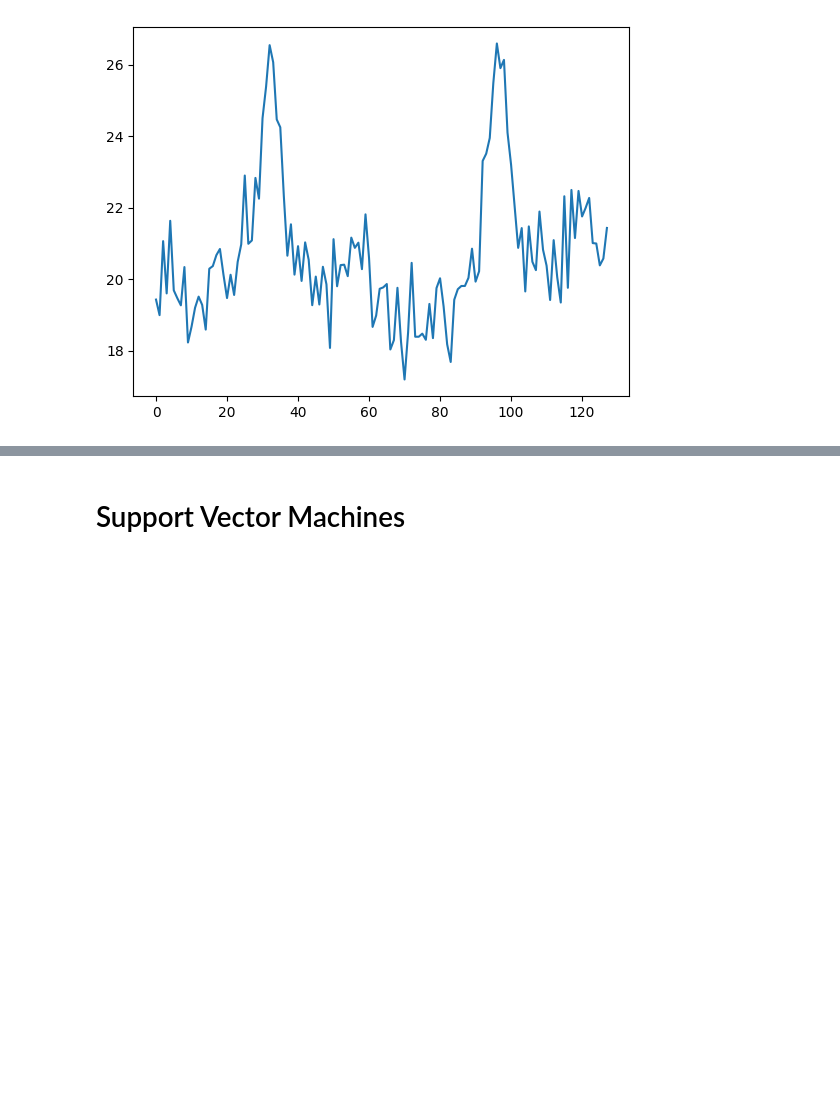
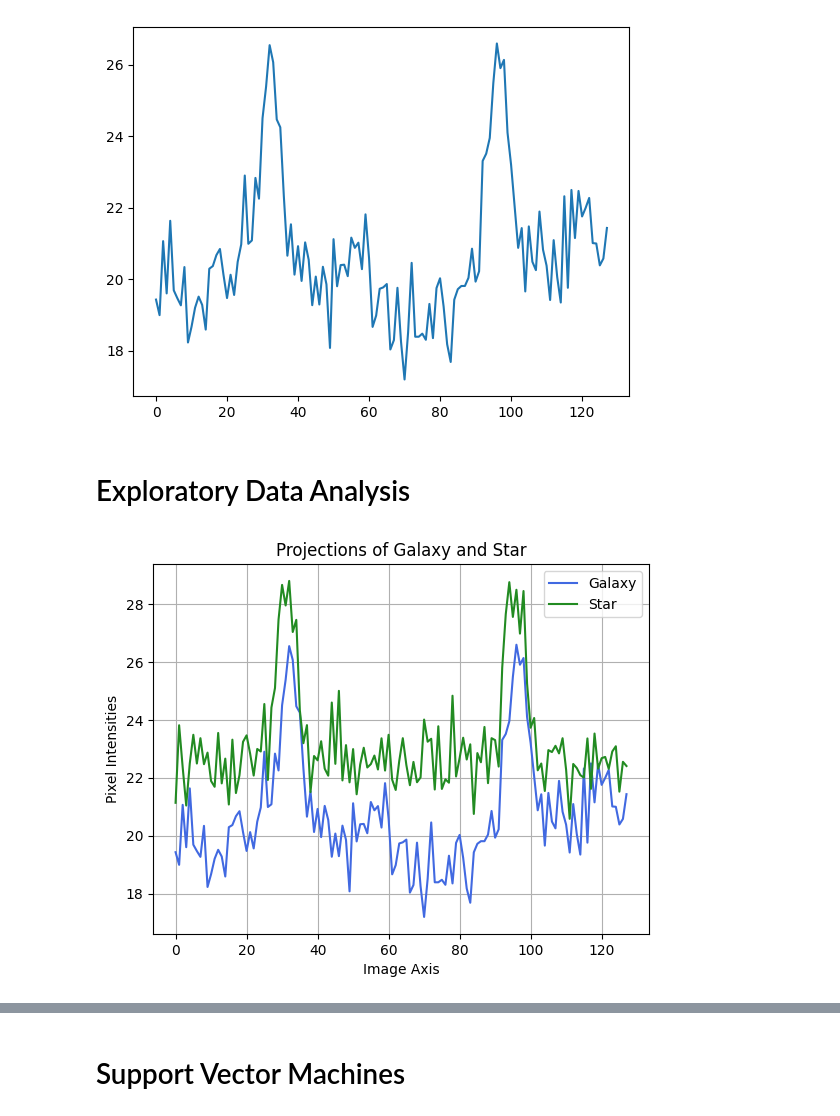
Before and after one commit to darshanmakwana412/star-galaxy-classification, a Jupyter notebook: pipeline.ipynb, the cells around one changed output, grey strips where cells are left out. Drawn from its saved outputs; the diff is of its cells as text; code cells hidden in the pictures; blank space fills up the shorter version.

Commit message:
Exploratory Data Analysis Done

```diff
--- a/pipeline.ipynb
+++ b/pipeline.ipynb
@@ -126,3 +130,16 @@ X, y = shuffle_dataset(x_data, y_data)
 from sklearn.model_selection import train_test_split
 
 x_train, x_test, y_train, y_test = train_test_split(X, y, test_size=0.2, random_state=2)
+# %% [markdown]
+# Exploratory Data Analysis
+# %%
+plt.plot(x_data[0], 'royalblue',label="Galaxy")
+plt.plot(x_data[-1], 'forestgreen',label="Star")
+plt.legend()
+plt.title("Projections of Galaxy and Star")
+plt.xlabel("Image Axis")
+plt.ylabel("Pixel Intensities")
+plt.grid('on')
+plt.savefig("images/projection_galaxy_star.png")
+# %% [output]
+[figure, added]
```
Also changed, not shown: parts of 4 cells of this notebook, 5 other files.
